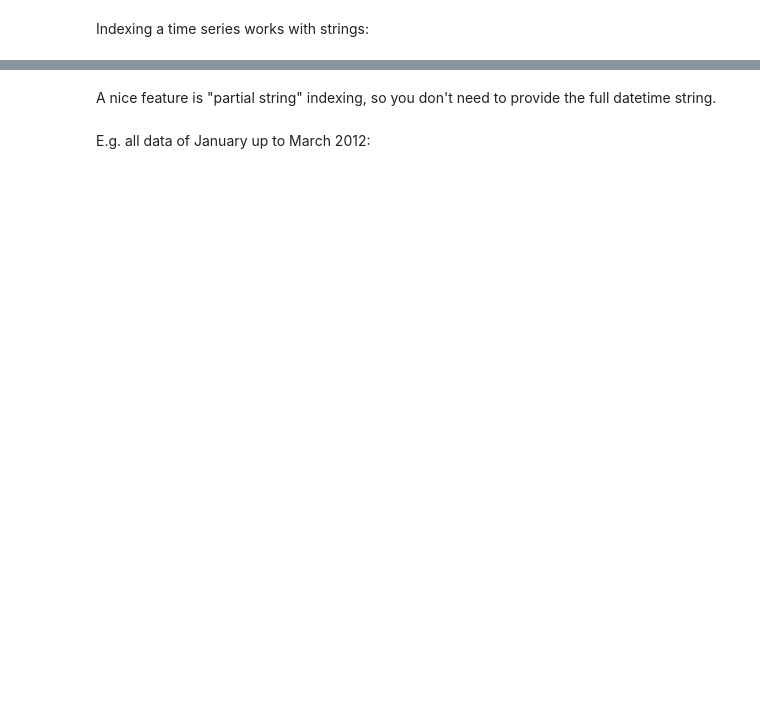
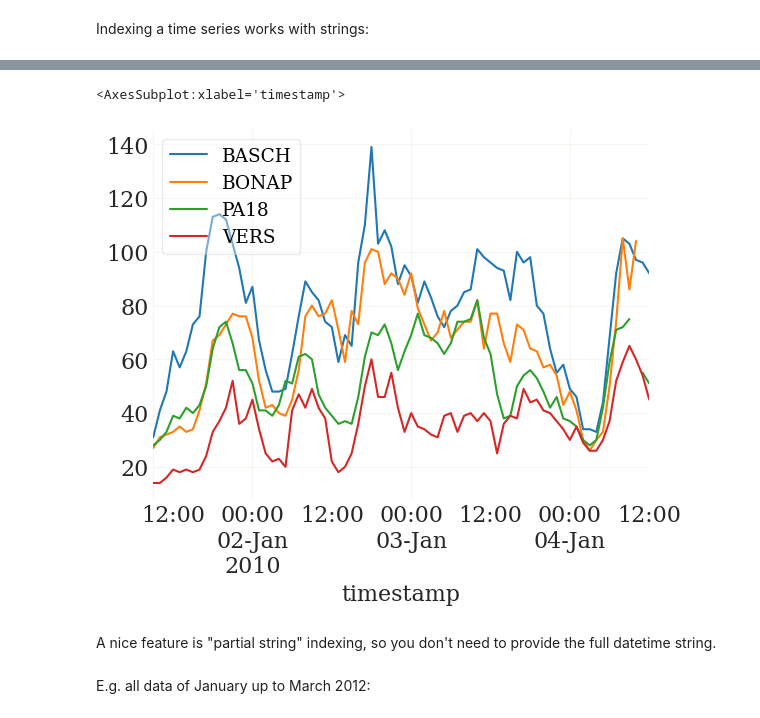
Before and after one commit to OpenSourceEconomics/ose-course-primer, a Jupyter notebook: lecture4_with_notes.ipynb, the cells around one changed output, grey strips where cells are left out. Cells and saved outputs as stored; diff of their text form; code cells hidden in the pictures; blank space fills up the shorter version.

```diff
--- a/lecture4_with_notes.ipynb
+++ b/lecture4_with_notes.ipynb
@@ -688,3 +1020,8 @@ Indexing a time series works with strings:
+# %%
+no2['2010-01-01 09:00':'2010-01-04 12:00'].plot()
+# %% [output]
+<AxesSubplot:xlabel='timestamp'>
+[figure, added]
 # %% [markdown]
 A nice feature is "partial string" indexing, so you don't need to provide the full datetime string.
 # %% [markdown]
```
Also changed, not shown: parts of 94 cells of this notebook.
